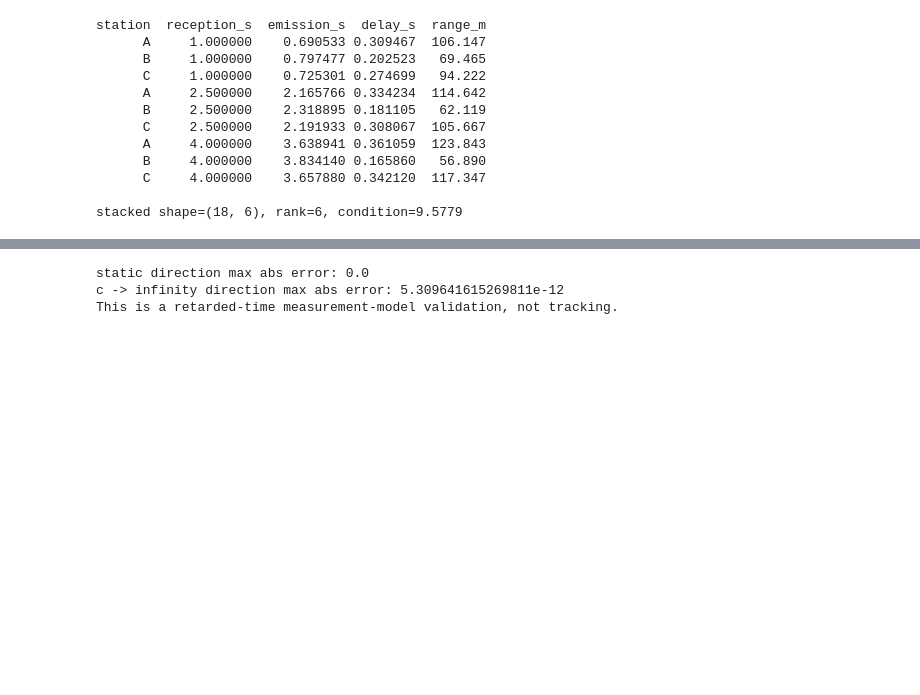
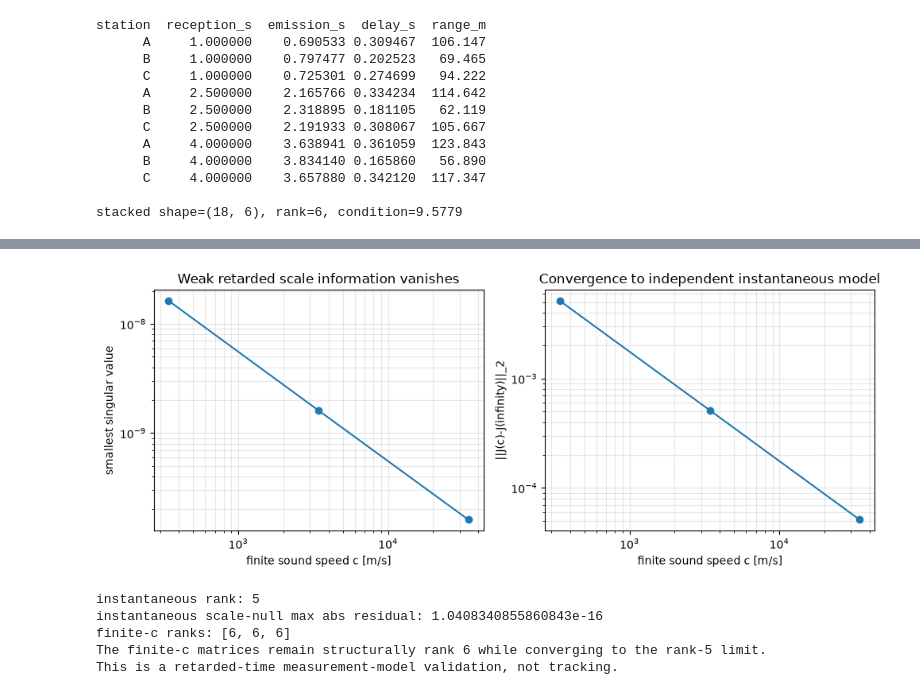
Before and after one commit to leomanchic/diploma, a Jupyter notebook: uav_acoustic_model/notebooks/retarded_bearing_model_validation.ipynb, the cells around one changed output, grey strips where cells are left out. Cells and saved outputs as stored; diff of their text form; code cells hidden in the pictures; blank space fills up the shorter version.

```diff
--- a/uav_acoustic_model/notebooks/retarded_bearing_model_validation.ipynb
+++ b/uav_acoustic_model/notebooks/retarded_bearing_model_validation.ipynb
@@ -105,16 +148,31 @@ plt.show()
 # %%
-station = stations[0]
-static_state = ConstantVelocityState([50.0, 30.0, 20.0], np.zeros(3), 0.0)
-static_prediction = predict_retarded_bearing(static_state, station, 2.0)
-static_expected = static_state.position_at_reference_world_m - station.position_world_m
-static_expected /= np.linalg.norm(static_expected)
-instant_prediction = predict_retarded_bearing(state, station, 2.0, sound_speed=1e12)
-instant_expected = state.position_at(2.0) - station.position_world_m
-instant_expected /= np.linalg.norm(instant_expected)
-print('static direction max abs error:', np.max(np.abs(static_prediction.direction_world - static_expected)))
-print('c -> infinity direction max abs error:', np.max(np.abs(instant_prediction.direction_world - instant_expected)))
+sound_speeds = np.array([343.0, 3430.0, 34300.0])
+smallest = np.array([metrics[f'one_station_nonradial_c_{int(c)}_smallest_singular_value'] for c in sound_speeds])
+distance_to_limit = np.array([metrics[f'one_station_nonradial_c_{int(c)}_to_instantaneous_spectral_norm'] for c in sound_speeds])
+scale_null_direction = np.concatenate((nonradial_state.position_at_reference_world_m - one_station.position_world_m, nonradial_state.velocity_world_mps))
+null_residual = instantaneous_jacobian @ scale_null_direction
+assert np.max(np.abs(null_residual)) < 2e-16
+assert np.all(np.diff(smallest) < 0.0)
+assert np.all(np.diff(distance_to_limit) < 0.0)
+
+fig, axes = plt.subplots(1, 2, figsize=(10, 4))
+axes[0].loglog(sound_speeds, smallest, 'o-')
+axes[0].set(xlabel='finite sound speed c [m/s]', ylabel='smallest singular value', title='Weak retarded scale information vanishes')
+axes[1].loglog(sound_speeds, distance_to_limit, 'o-')
+axes[1].set(xlabel='finite sound speed c [m/s]', ylabel='||J(c)-J(infinity)||_2', title='Convergence to independent instantaneous model')
+for ax in axes:
+    ax.grid(True, which='both', alpha=0.3)
+plt.tight_layout()
+plt.show()
+print('instantaneous rank:', instantaneous_rank)
+print('instantaneous scale-null max abs residual:', np.max(np.abs(null_residual)))
+print('finite-c ranks:', [metrics[f'one_station_nonradial_c_{int(c)}_rank'] for c in sound_speeds])
+print('The finite-c matrices remain structurally rank 6 while converging to the rank-5 limit.')
 print('This is a retarded-time measurement-model validation, not tracking.')
 # %% [output]
+[figure, added]
-static direction max abs error: 0.0
-c -> infinity direction max abs error: 5.309641615269811e-12
+instantaneous rank: 5
+instantaneous scale-null max abs residual: 1.0408340855860843e-16
+finite-c ranks: [6, 6, 6]
+The finite-c matrices remain structurally rank 6 while converging to the rank-5 limit.
 This is a retarded-time measurement-model validation, not tracking.
```
Also changed, not shown: parts of 4 cells of this notebook, 25 other files.
